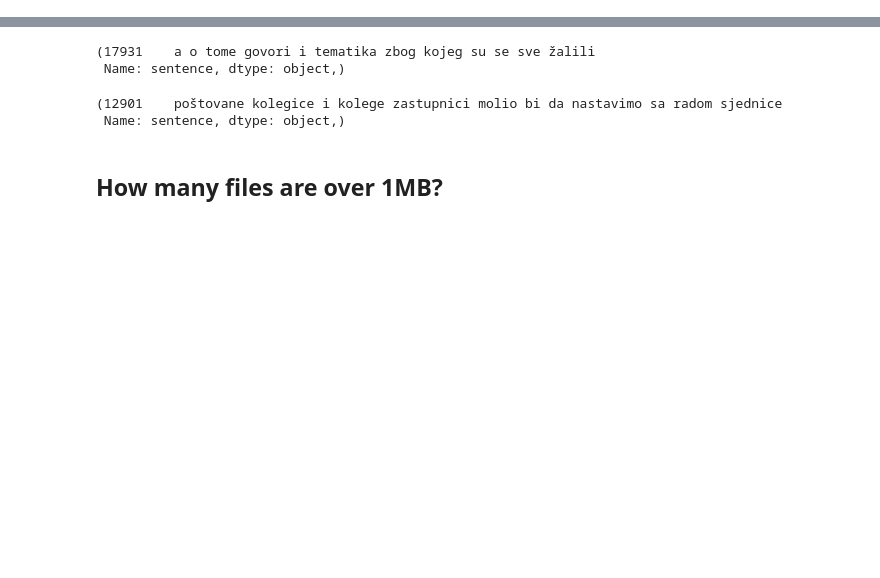
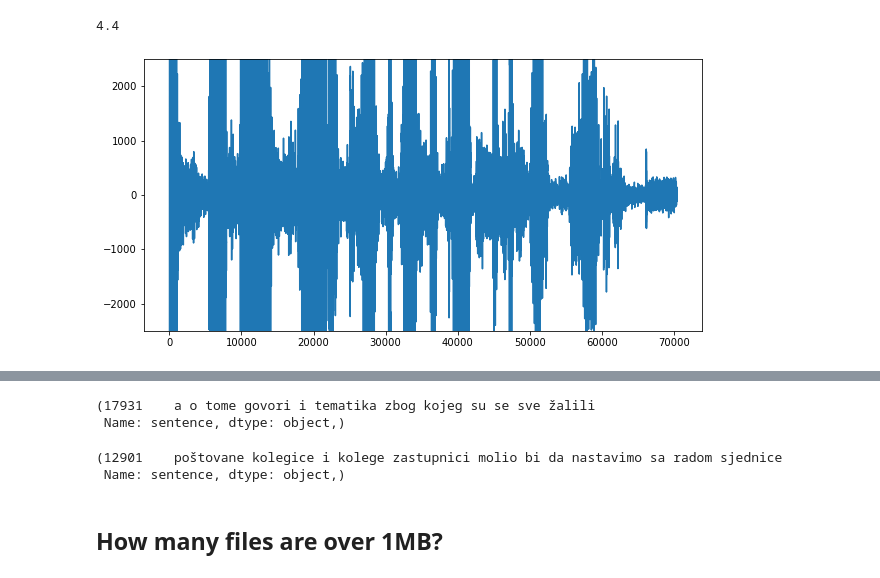
Before and after one commit to 5roop/task6_speech, a Jupyter notebook: 4_dataset_exploration.ipynb, the cells around one changed output, grey strips where cells are left out. Drawn from its saved outputs; the diff is of its cells as text; code cells hidden in the pictures; blank space fills up the shorter version.

```diff
--- a/4_dataset_exploration.ipynb
+++ b/4_dataset_exploration.ipynb
@@ -1,3 +1,23 @@
+# %%
+from scipy.io import wavfile
+file = "/home/peterr/macocu/task6_speech/data/00009874.flac.wav"
+
+def get_duration(file:str) -> float:
+    rate, data = wavfile.read(file)
+    return len(data)/rate
+
+get_duration(file)
+# %% [output]
+4.4
+# %%
+import audioop
+rate, data = wavfile.read(file)
+plt.figure(figsize=(10,5))
+plt.plot(data)
+plt.ylim((-2500, 2500))
+plt.show()
+# %% [output]
+[figure, added]
 # %%
 import pandas as pd
 import numpy as np
```
Also changed, not shown: parts of 6 cells of this notebook, 5 other files.
